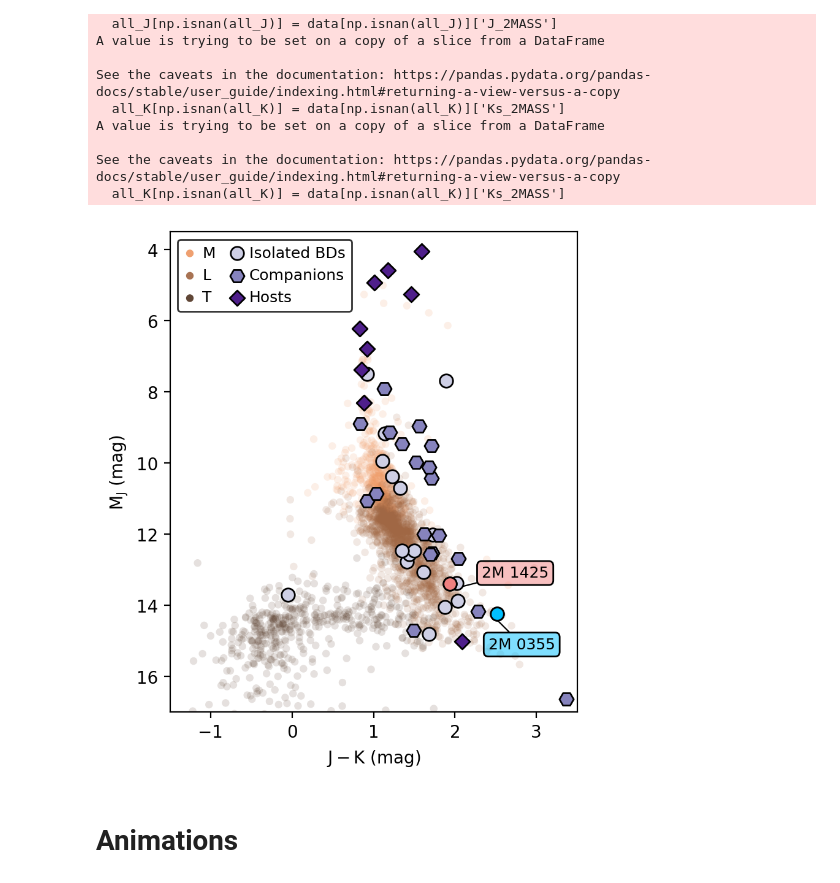
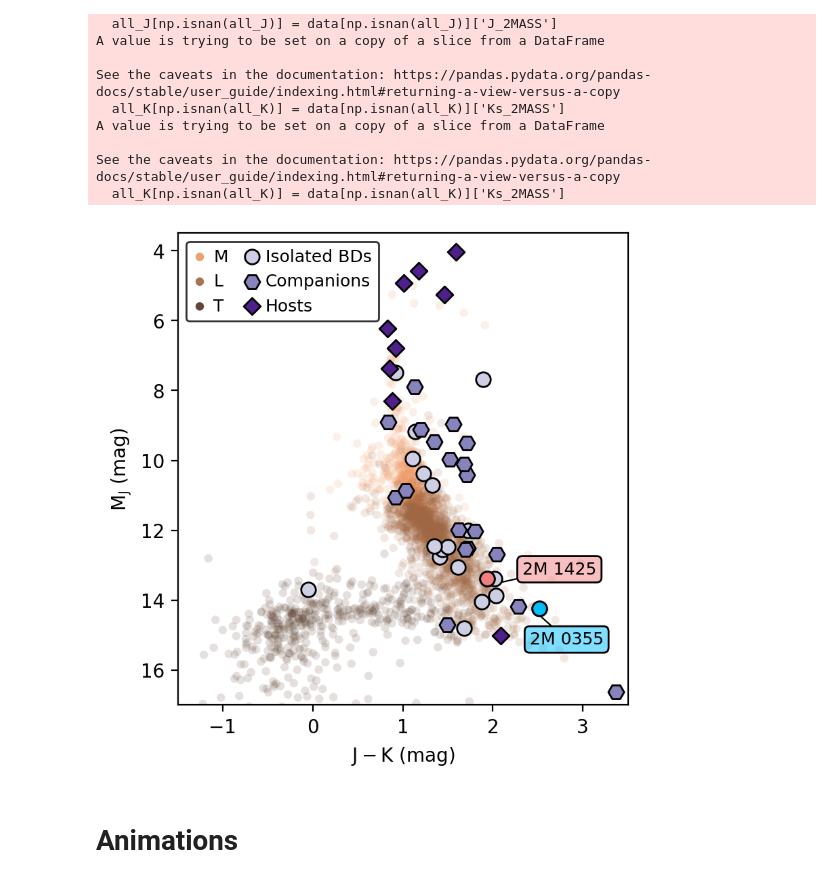
Before and after one commit to NatalieGrasser/atm_retrieval, a Jupyter notebook: atm_retrieval/paper_plots.ipynb, the cells around one changed output. Drawn from its saved outputs; the diff is of its cells as text; code cells hidden in the pictures.

```diff
--- a/atm_retrieval/paper_plots.ipynb
+++ b/atm_retrieval/paper_plots.ipynb
@@ -153,7 +153,7 @@ c_isolated = cmap(0.3)
 c_companion = cmap(0.6)
 c_host = cmap(0.9)
 
-fig, ax = plt.subplots(figsize=(4,4.5), gridspec_kw={'left':0.13, 'right':0.96, 'bottom':0.09, 'top':0.96}, dpi=200)
+fig, ax = plt.subplots(figsize=(4,4), gridspec_kw={'left':0.13, 'right':0.96, 'bottom':0.09, 'top':0.96}, dpi=200)
 
 title_proxy = mpl.patches.Rectangle((0,0), 0, 0, color='w')
 color_axis = '0.0'
@@ -219,34 +219,34 @@ ax.scatter(all_J_K[SupJup_is_not_multi], all_MJ[SupJup_is_not_multi],
 ax.scatter(all_J_K[SupJup_is_companion], all_MJ[SupJup_is_companion],
     color=c_companion, s=70, ec=color_data, marker='H', label='Companions', zorder=10)
 ax.scatter(all_J_K[SupJup_is_host], all_MJ[SupJup_is_host],
     color=c_host, s=40, ec=color_data, marker='D', label='Hosts', zorder=10)
 
 for obj,pos,col in zip(['2M 0355', '2M 1425'],[(0.3,0.65),(0.8,-0.5)],[M0355.color1,M1425.color1]):
     obj_mask = (data['alt_name'] == obj)
 
     ax.scatter(all_J_K[obj_mask], all_MJ[obj_mask],
         color=col, s=60, ec=color_data, marker='o', zorder=10)
 
     fc=colors.to_rgba(col)
     fc = fc[:-1] + (0.5,) # <--- Change the alpha value of facecolor to be 0.7
     ax.annotate(xy=(all_J_K[obj_mask], all_MJ[obj_mask]),
         xytext=(all_J_K[obj_mask]+pos[0], all_MJ[obj_mask]+pos[1]),
         text=obj, ha='center', va='top', c=color_data, fontsize=9,
         bbox={'boxstyle':'round', 'fc':fc, 'ec':color_data},
         arrowprops={'arrowstyle':'-', 'shrinkA':0, 'shrinkB':0,
                     'lw':0.8, 'connectionstyle':'arc,armB=10,angleB=-90', 'color':color_data})
 
 ax.set_axisbelow(True)
 ax.legend(loc='upper left', ncol=2,
     handlelength=0.8, columnspacing=1., handletextpad=0.4,
     facecolor='none', edgecolor=color_axis, labelcolor='k', fontsize=9)
 ax.set(xlabel=r'$\mathrm{J-K}\ (\mathrm{mag})$', ylabel=r'$\mathrm{M_J}\ (\mathrm{mag})$', xlim=(-1.5,3.5), ylim=(3.5,17))
 ax.invert_yaxis()
 fig.tight_layout()
 fig.savefig('CMD.pdf',bbox_inches="tight")
 fig.savefig('CMD.jpg',bbox_inches="tight")
 # %% [output]
-[figure, old version]
+[figure, new version]
 # %% [markdown]
 # Animations
 # %%
```
Also changed, not shown: parts of 1 cell of this notebook, 3 other files.
